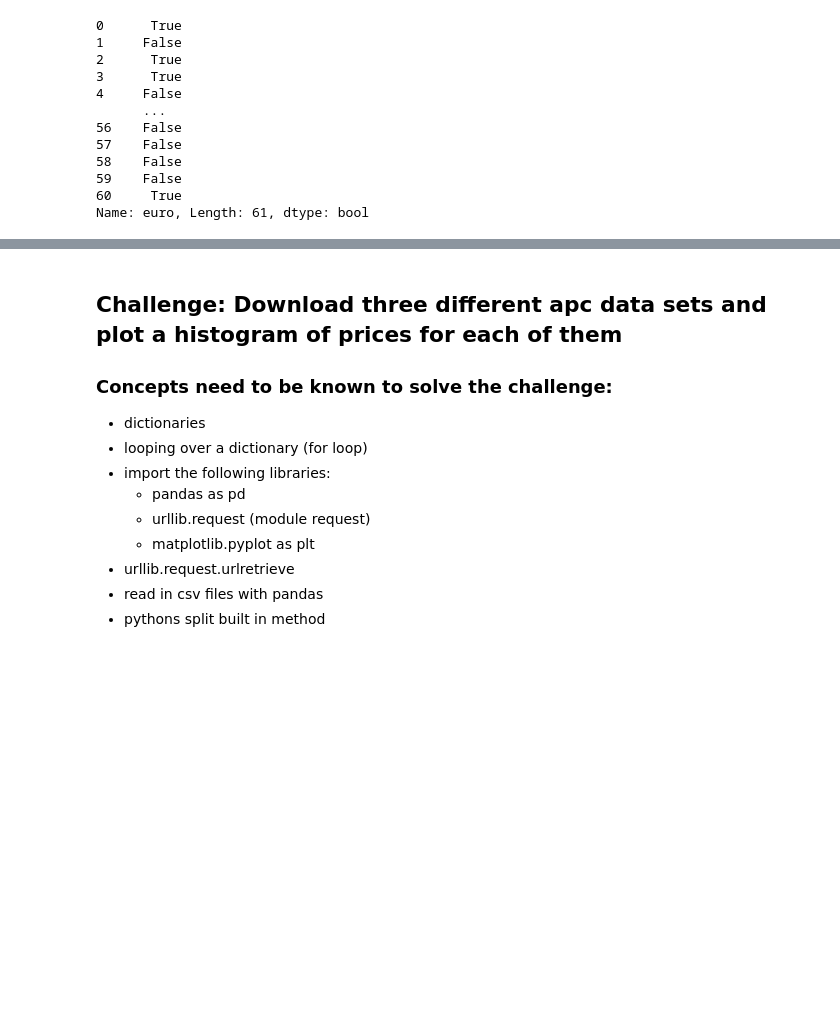
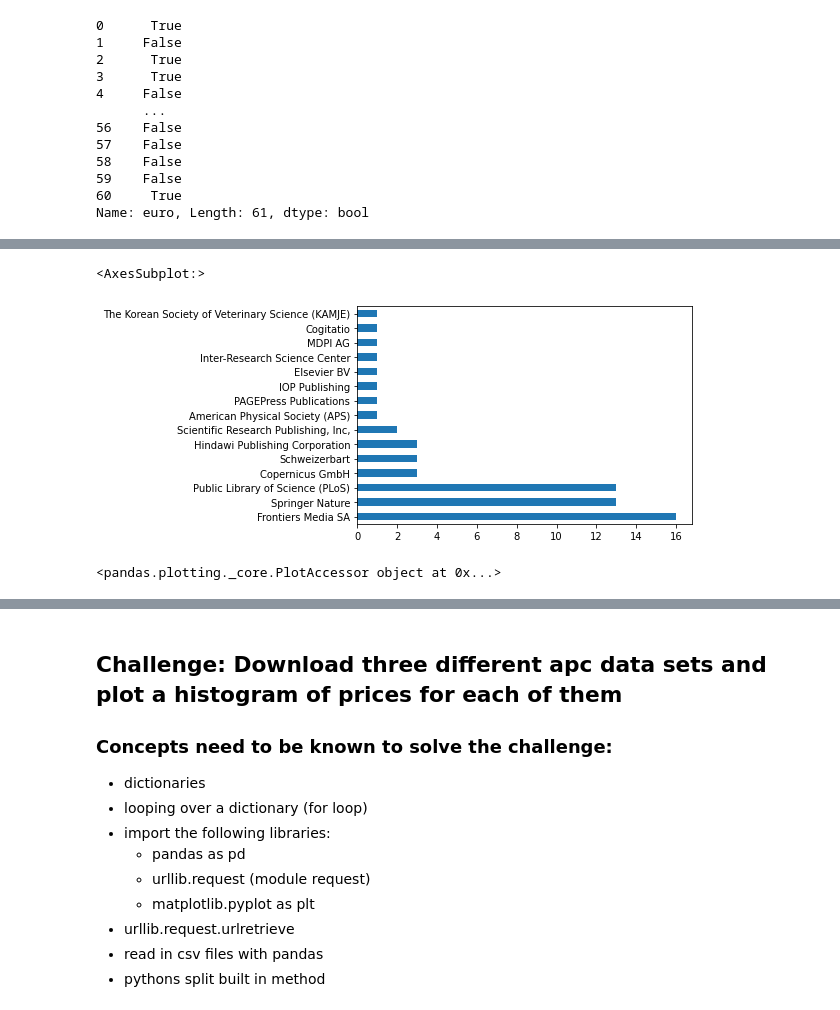
Before and after one commit to foerstner-lab/Bits_and_pieces_for_the_carpentries_workshops, a Jupyter notebook: python/Intro_to_pandas_with_OpenAPC_data.ipynb, the cells around one changed output, grey strips where cells are left out. Drawn from its saved outputs; the diff is of its cells as text; code cells hidden in the pictures; blank space fills up the shorter version.

```diff
--- a/python/Intro_to_pandas_with_OpenAPC_data.ipynb
+++ b/python/Intro_to_pandas_with_OpenAPC_data.ipynb
@@ -232,0 +258,9 @@ apcs["euro"].hist(bins=20, color="black")
+# %%
+apcs["publisher"].value_counts().plot.barh()
+# %% [output]
+<AxesSubplot:>
+[figure, added]
+# %%
+apcs["publisher"].value_counts().plot
+# %% [output]
+<pandas.plotting._core.PlotAccessor object at 0x...>
```
Also changed, not shown: parts of 16 cells of this notebook.
